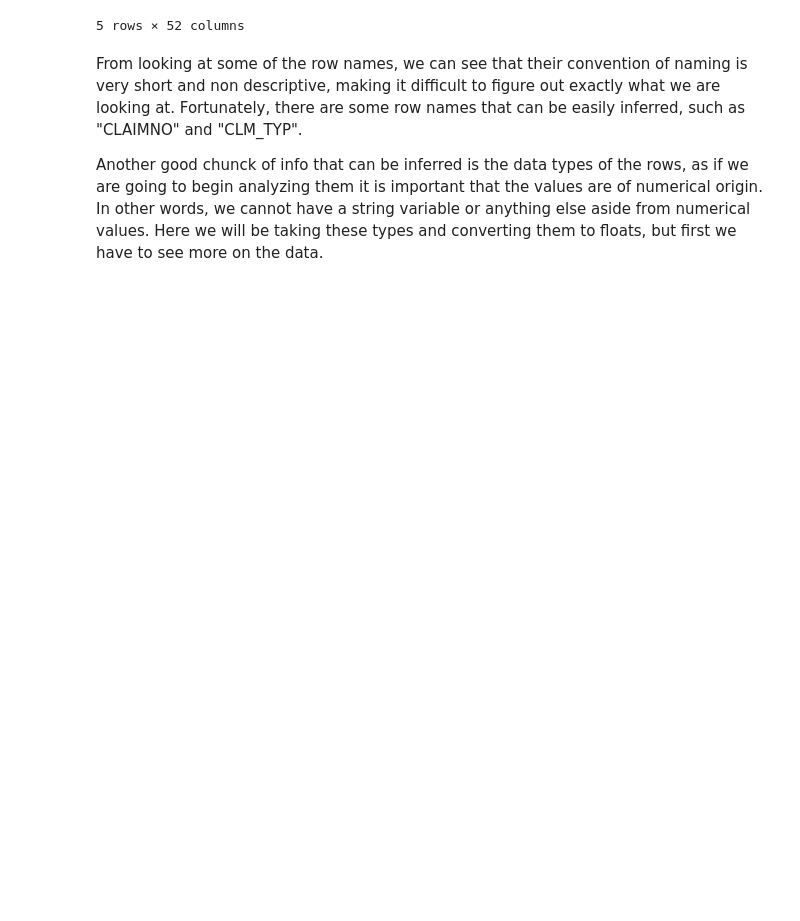
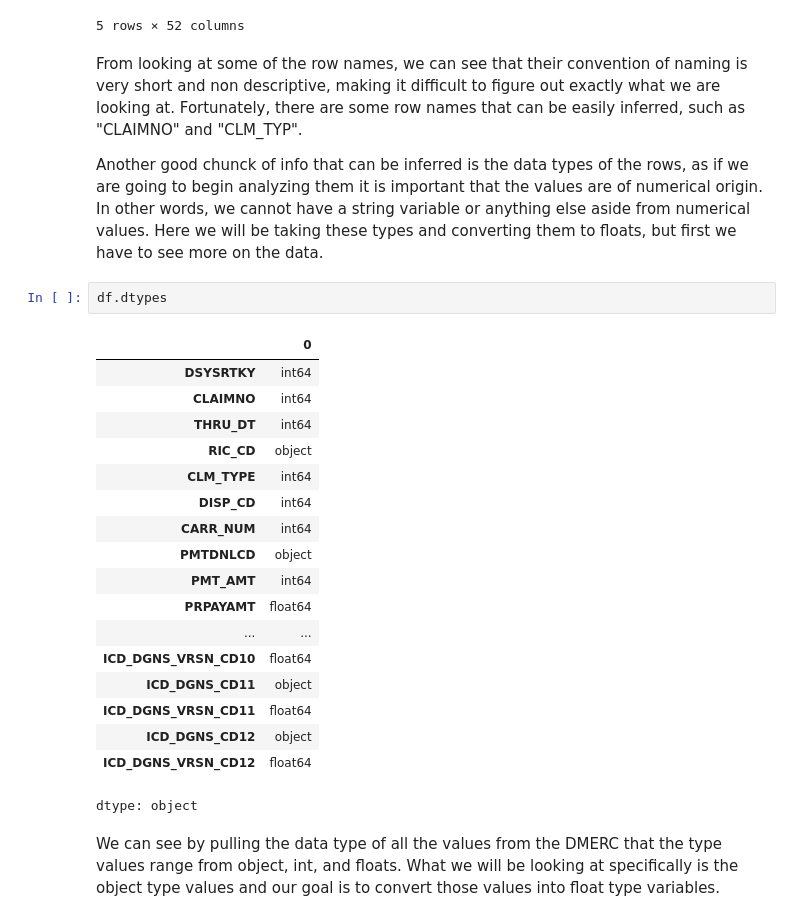
Before and after one commit to thcen-dev/ai-health-data-project, a Jupyter notebook: Assignment_01.ipynb, the cells around one changed output. Saved outputs shown, nothing was run; the diff lists cells and outputs as text; blank space fills up the shorter version.

```diff
--- a/Assignment_01.ipynb
+++ b/Assignment_01.ipynb
@@ -37,3 +37,26 @@ df.tail()
 From looking at some of the row names, we can see that their convention of naming is very short and non descriptive, making it difficult to figure out exactly what we are looking at. Fortunately, there are some row names that can be easily inferred, such as "CLAIMNO" and "CLM_TYP".
 
 Another good chunck of info that can be inferred is the data types of the rows, as if we are going to begin analyzing them it is important that the values are of numerical origin. In other words, we cannot have a string variable or anything else aside from numerical values. Here we will be taking these types and converting them to floats, but first we have to see more on the data.
+# %%
+df.dtypes
+# %% [output]
+|  | 0 |
+| DSYSRTKY | int64 |
+| CLAIMNO | int64 |
+| THRU_DT | int64 |
+| RIC_CD | object |
+| CLM_TYPE | int64 |
+| DISP_CD | int64 |
+| CARR_NUM | int64 |
+| PMTDNLCD | object |
+| PMT_AMT | int64 |
+| PRPAYAMT | float64 |
+| ... | ... |
+| ICD_DGNS_VRSN_CD10 | float64 |
+| ICD_DGNS_CD11 | object |
+| ICD_DGNS_VRSN_CD11 | float64 |
+| ICD_DGNS_CD12 | object |
+| ICD_DGNS_VRSN_CD12 | float64 |
+dtype: object
+# %% [markdown]
+We can see by pulling the data type of all the values from the DMERC that the type values range from object, int, and floats. What we will be looking at specifically is the object type values and our goal is to convert those values into float type variables.
```
